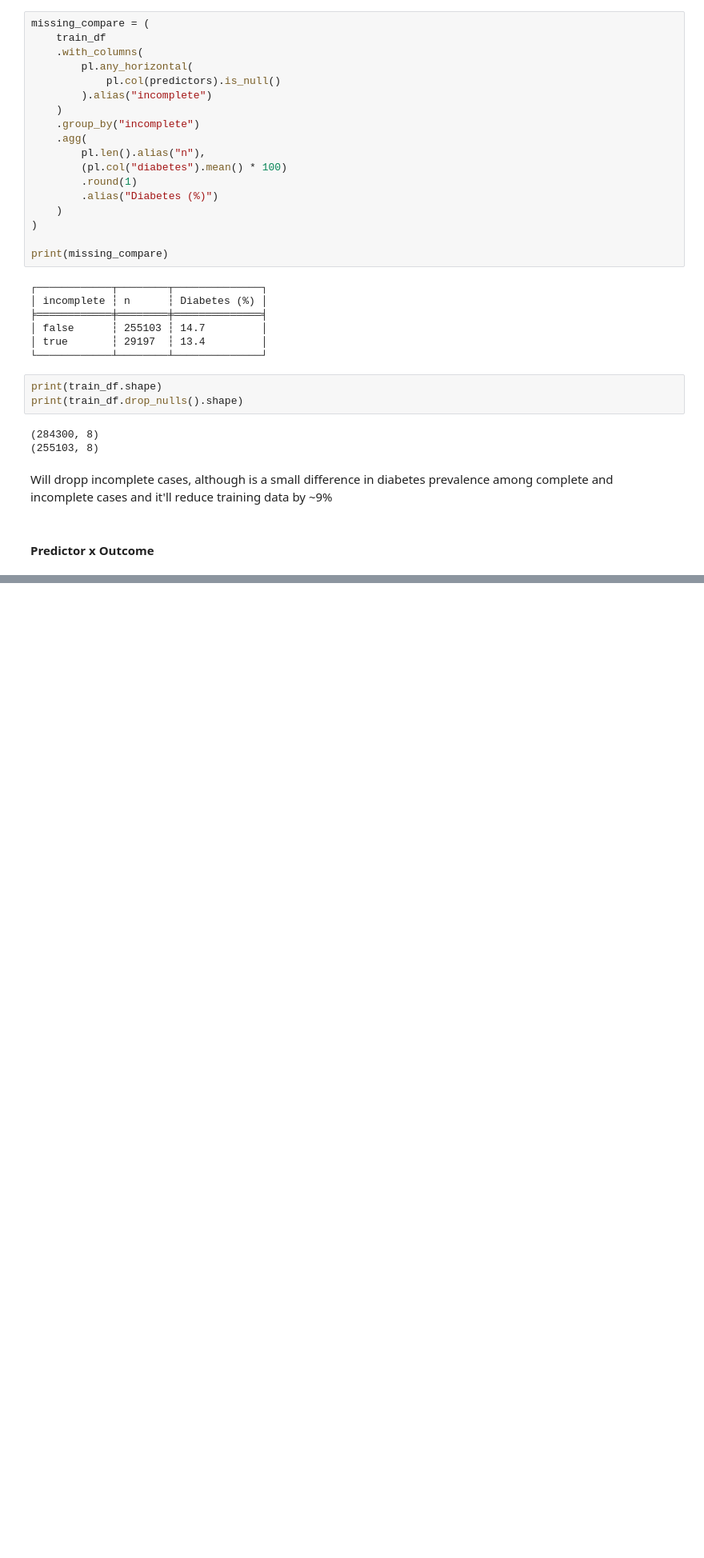
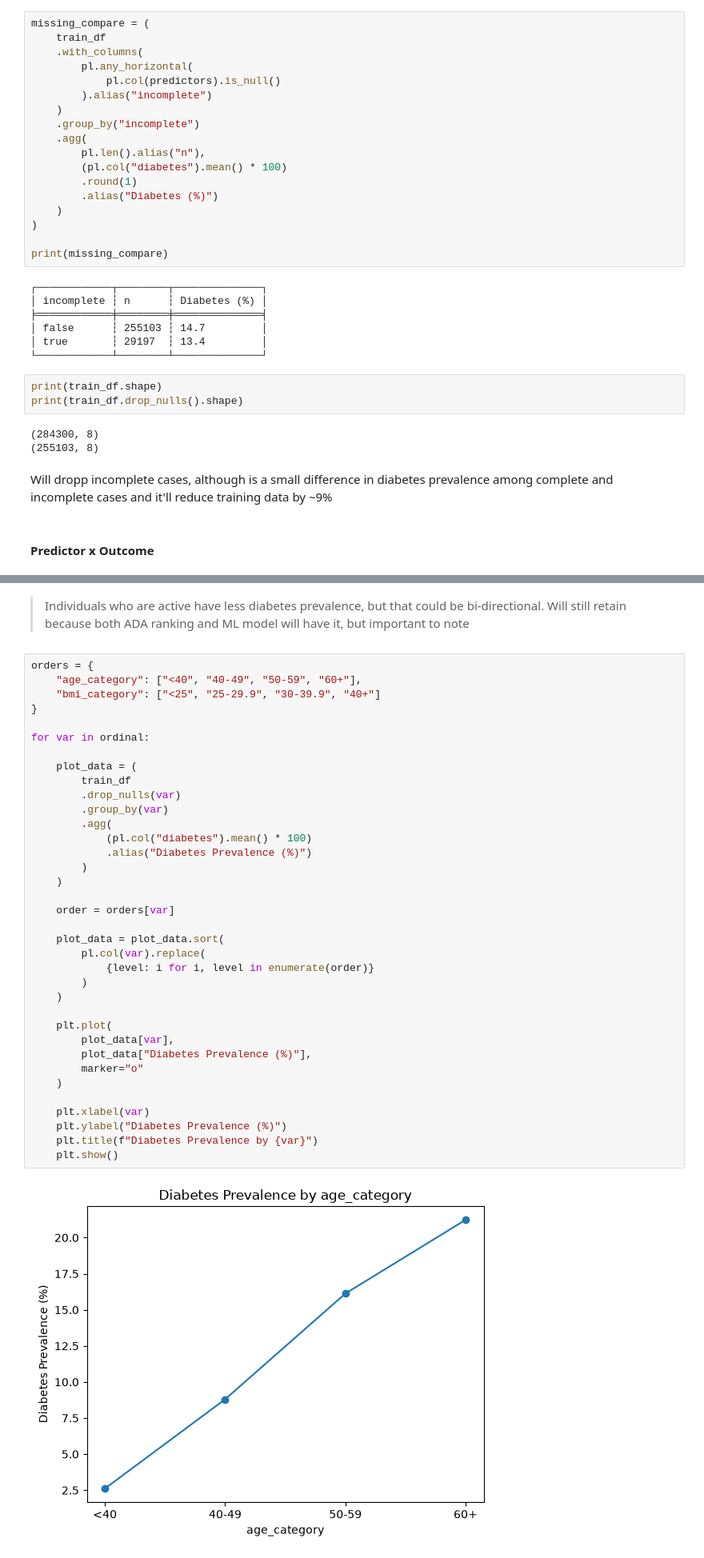
Before and after one commit to oakinss/ada, a Jupyter notebook: eda.ipynb, the cells around one changed output, grey strips where cells are left out. Shown at 80% size. Saved outputs shown, nothing was run; the diff lists cells and outputs as text; blank space fills up the shorter version.

```diff
--- a/eda.ipynb
+++ b/eda.ipynb
@@ -391,0 +448,40 @@ ColumnNotFoundError: unable to find column "0"; valid columns: ["age_category",
+# %% [markdown]
+> Individuals who are active have less diabetes prevalence, but that could be bi-directional. Will still retain because both ADA ranking and ML model will have it, but important to note
+# %%
+orders = {
+    "age_category": ["<40", "40-49", "50-59", "60+"],
+    "bmi_category": ["<25", "25-29.9", "30-39.9", "40+"]
+}
+
+for var in ordinal:
+
+    plot_data = (
+        train_df
+        .drop_nulls(var)
+        .group_by(var)
+        .agg(
+            (pl.col("diabetes").mean() * 100)
+            .alias("Diabetes Prevalence (%)")
+        )
+    )
+
+    order = orders[var]
+
+    plot_data = plot_data.sort(
+        pl.col(var).replace(
+            {level: i for i, level in enumerate(order)}
+        )
+    )
+
+    plt.plot(
+        plot_data[var],
+        plot_data["Diabetes Prevalence (%)"],
+        marker="o"
+    )
+
+    plt.xlabel(var)
+    plt.ylabel("Diabetes Prevalence (%)")
+    plt.title(f"Diabetes Prevalence by {var}")
+    plt.show()
+# %% [output]
+[figure, added]
```
Also changed, not shown: parts of 16 cells of this notebook, 2 other files.
